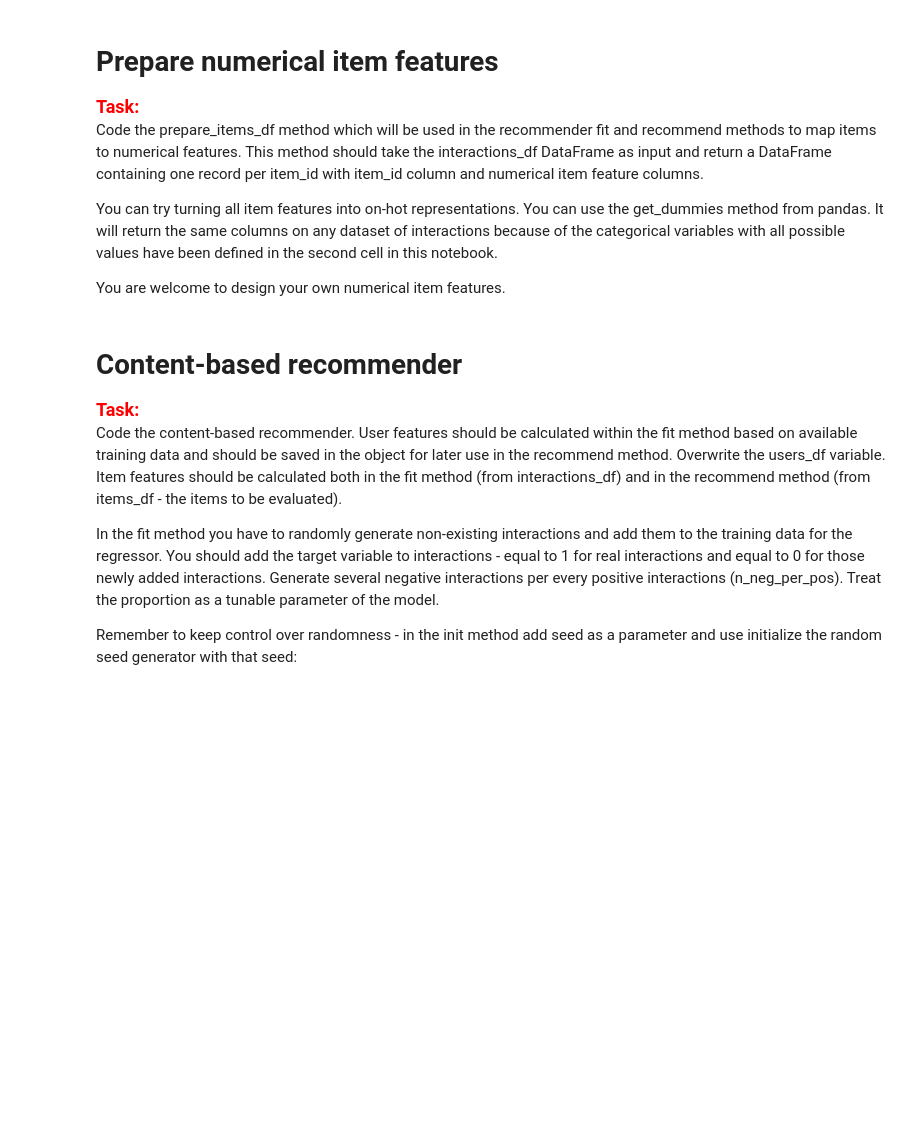
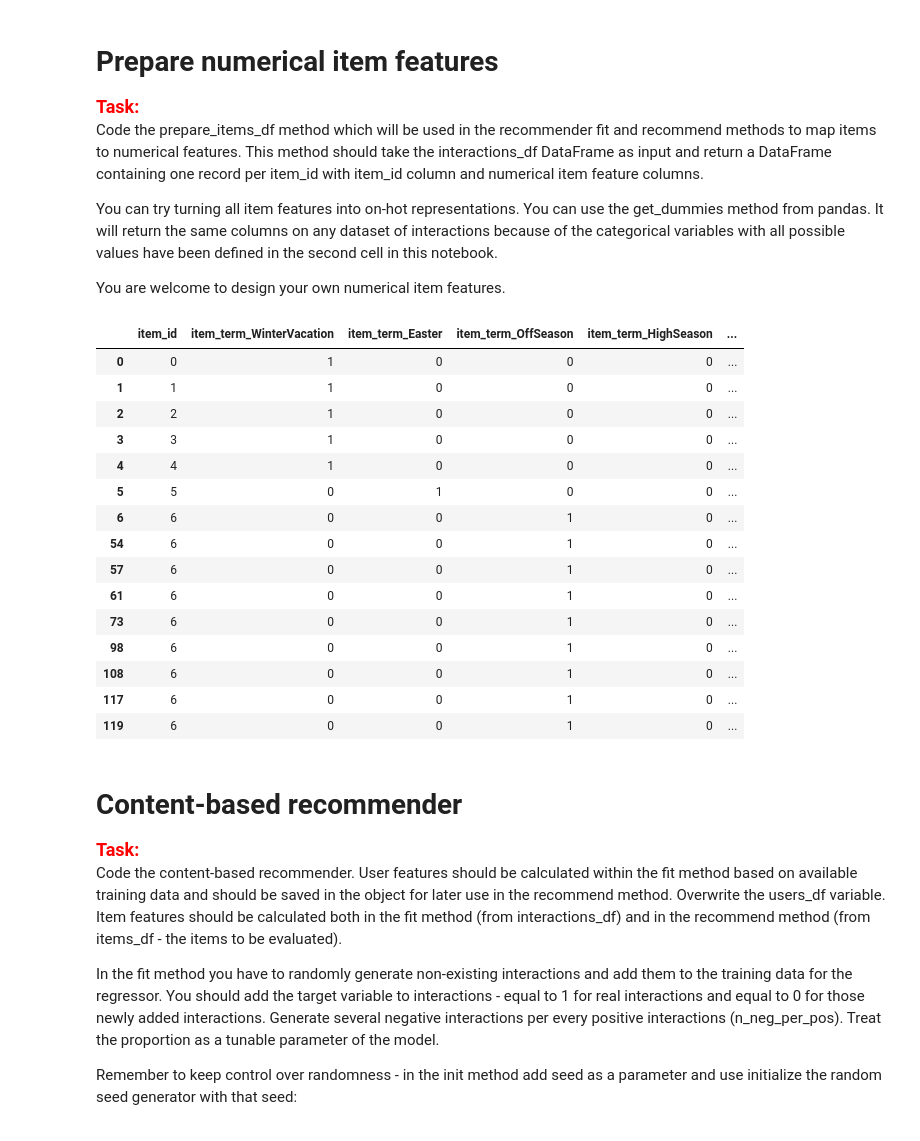
Before and after one commit to GradSzymon/Project1Rek, a Jupyter notebook: project_1_recommender_and_evaluation.ipynb, the cells around one changed output. Cells and saved outputs as stored; diff of their text form; code cells hidden in the pictures; blank space fills up the shorter version.

```diff
--- a/project_1_recommender_and_evaluation.ipynb
+++ b/project_1_recommender_and_evaluation.ipynb
@@ -115,16 +140,42 @@ You are welcome to design your own numerical item features.
 # %%
 def prepare_items_df(interactions_df):
 
     # Write your code here
 
+    item_features = []
+
+    interactions_copy = interactions_df.copy()
+
+    items_df = pd.get_dummies(interactions_copy, prefix=['item_term', 'item_length_stay', 'item_rate', 'item_room', 'item_people', 'item_weekend'])
+
+    for col_name in list(items_df.columns)[2:]:
+        item_features.append(col_name)
+
+    items_df = items_df.drop(columns=['user_id'])
     return items_df, item_features
 
 
 items_df, item_features = prepare_items_df(interactions_df)
 
-print(item_features)
 
 display(HTML(items_df.loc[items_df['item_id'].isin([0, 1, 2, 3, 4, 5, 6])].head(15).to_html()))
+# %% [output]
+|  | item_id | item_term_WinterVacation | item_term_Easter | item_term_OffSeason | item_term_HighSeason | ... |
+| 0 | 0 | 1 | 0 | 0 | 0 | ... |
+| 1 | 1 | 1 | 0 | 0 | 0 | ... |
+| 2 | 2 | 1 | 0 | 0 | 0 | ... |
+| 3 | 3 | 1 | 0 | 0 | 0 | ... |
+| 4 | 4 | 1 | 0 | 0 | 0 | ... |
+| 5 | 5 | 0 | 1 | 0 | 0 | ... |
+| 6 | 6 | 0 | 0 | 1 | 0 | ... |
+| 54 | 6 | 0 | 0 | 1 | 0 | ... |
+| 57 | 6 | 0 | 0 | 1 | 0 | ... |
+| 61 | 6 | 0 | 0 | 1 | 0 | ... |
+| 73 | 6 | 0 | 0 | 1 | 0 | ... |
+| 98 | 6 | 0 | 0 | 1 | 0 | ... |
+| 108 | 6 | 0 | 0 | 1 | 0 | ... |
+| 117 | 6 | 0 | 0 | 1 | 0 | ... |
+| 119 | 6 | 0 | 0 | 1 | 0 | ... |
 # %% [markdown]
 # Content-based recommender
 
```
Also changed, not shown: parts of 6 cells of this notebook, 18 other files.
